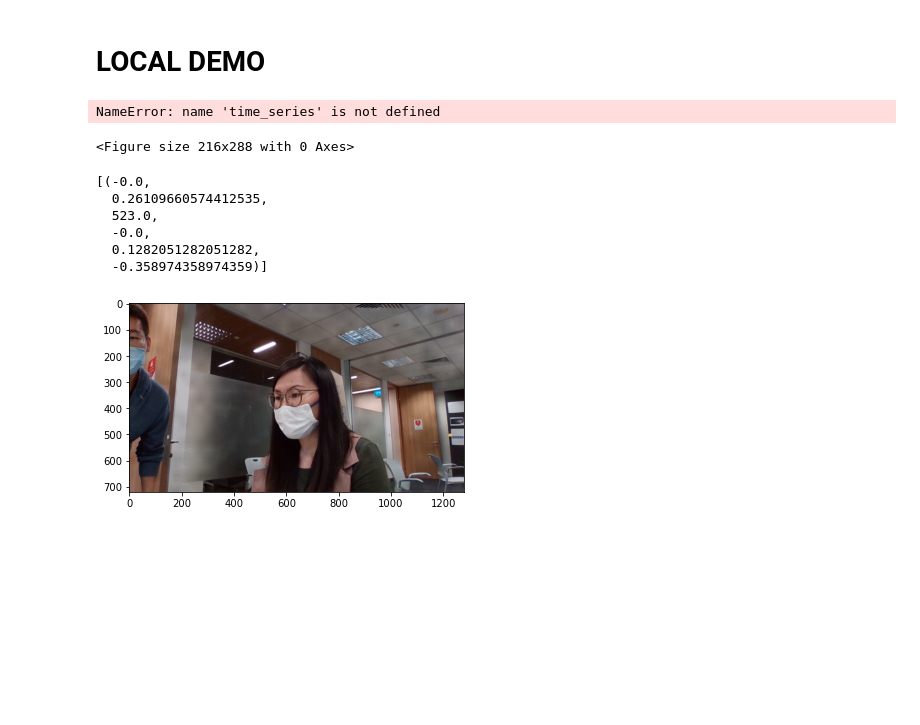
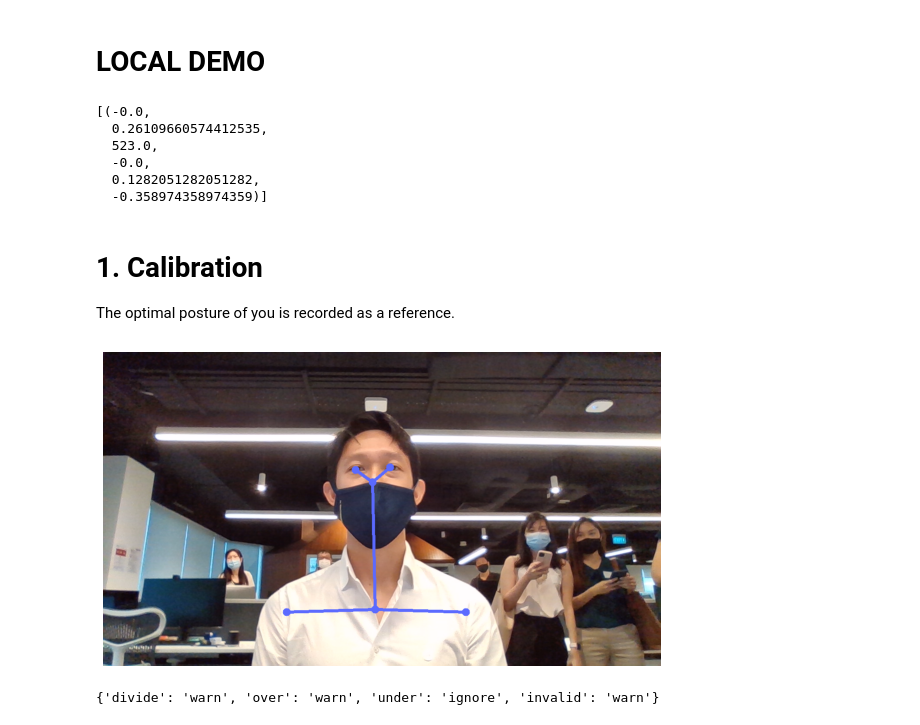
Before and after one commit to sfsy1/lightweight-human-pose-estimation.pytorch, a Jupyter notebook: demo.ipynb, the cells around one changed output. Drawn from its saved outputs; the diff is of its cells as text; code cells hidden in the pictures; blank space fills up the shorter version.

```diff
--- a/demo.ipynb
+++ b/demo.ipynb
@@ -345,3 +302,0 @@ IndexError: index -2 is out of bounds for dimension 0 with size 1
-# %%
-for x in raw:
-    print(x.shape)
@@ -658,10 +568,4 @@ def generate_live_plot4(time_series, window_size=5, max_data_length=20):
     s, (width, height) = canvas.print_to_buffer()
     live_plot = np.frombuffer(s, np.uint8).reshape((height, width, 4))
     return live_plot
-# %%
-plt.figure(figsize=(3,4))
-plt.imshow(generate_live_plot4(time_series, window_size=5, max_data_length=30))
-# %% [output]
-NameError: name 'time_series' is not defined
-<Figure size 216x288 with 0 Axes>
 # %%
@@ -681,3 +586,6 @@ right_calibrations
   -0.0,
   0.1282051282051282,
   -0.358974358974359)]
+# %% [markdown]
+# 1. Calibration
+The optimal posture of you is recorded as a reference.
@@ -684,17 +594,39 @@ right_calibrations
+# %%
+def get_mainpose_idx(current_poses, image_width):
+    x_poss = []
+    for pose in current_poses:
+        kps = pose.keypoints
+        x_poss.append(abs(kps[:,0][kps[:,0] > 0].mean()-image_width/2))
+    return x_poss.index(min(x_poss))
 # %%
-"""Calibration"""
+image_width = 1280
+image_height = 720
+
 cap = cv2.VideoCapture(0)
-cap.set(3,1280)
-cap.set(4,720)
-ret, calib_img = cap.read()
-plt.imshow(cv2.cvtColor(calib_img, cv2.COLOR_BGR2RGB))
+cap.set(3,image_width)
+cap.set(4,image_height)
+
+_, calib_img = cap.read()
+_, calib_img = cap.read()
+
+plt.figure(figsize = (10,20))
+plt.axis('off')
 cap.release()
 
 current_poses = infer(calib_img, net.cuda().eval())
 if len(current_poses):
-        current_pose = current_poses[0]
-right_calibrations.append(process_kps(current_pose.keypoints))
+    current_pose = current_poses[get_mainpose_idx(current_poses, 1280)]
+    current_pose.keypoints[kp_out,:] = -1
+    current_pose.draw(calib_img)
+    right_calibrations.append(process_kps(current_pose.keypoints))
 calib = right_calibrations[0]
+
+
+plt.imshow(cv2.cvtColor(calib_img, cv2.COLOR_BGR2RGB));
 # %% [output]
-[figure, old version]
+[figure, new version]
+# %%
+np.seterr(divide='ignore')
+# %% [output]
+{'divide': 'warn', 'over': 'warn', 'under': 'ignore', 'invalid': 'warn'}
 # %%
```
Also changed, not shown: parts of 30 cells of this notebook, 7 other files.
